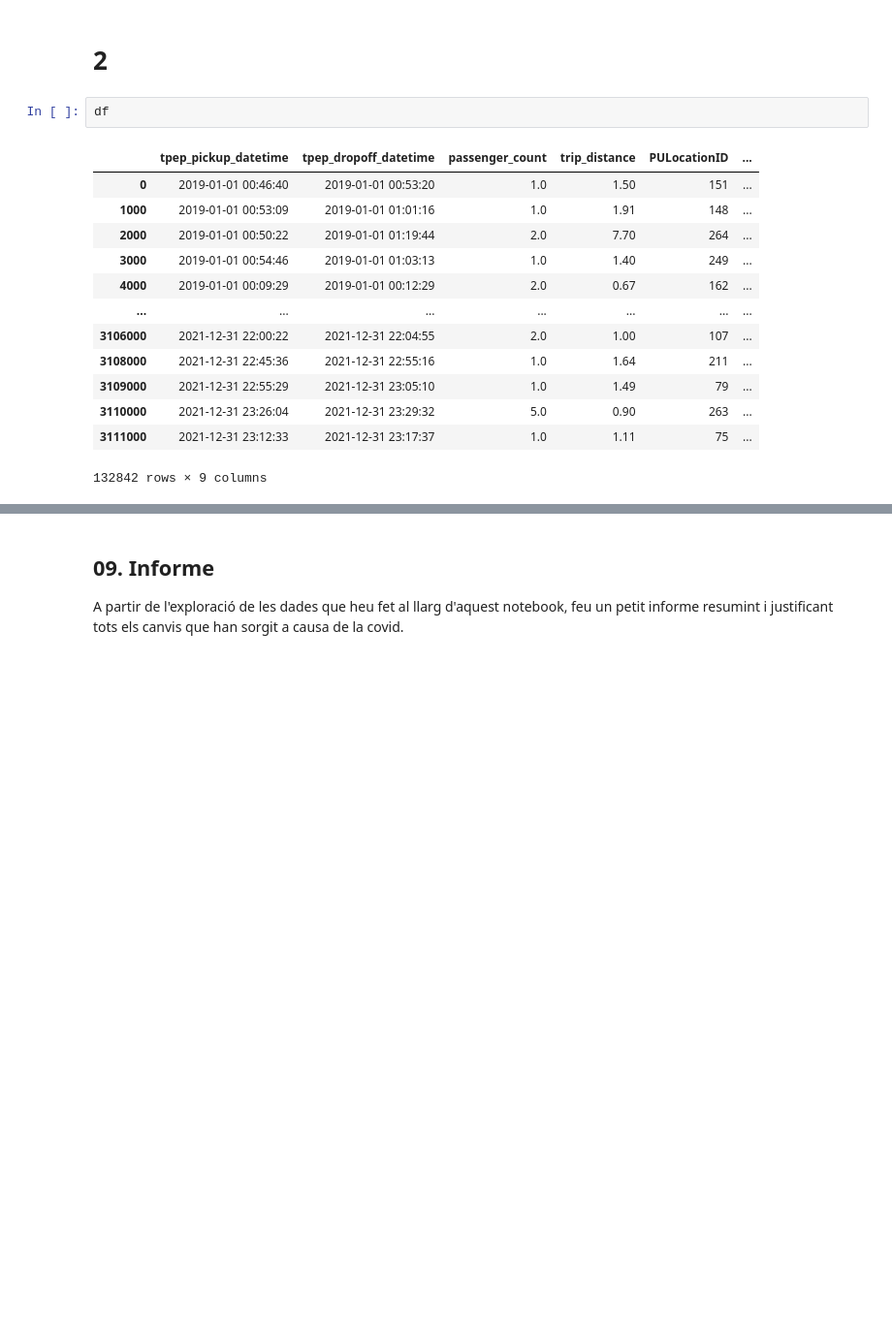
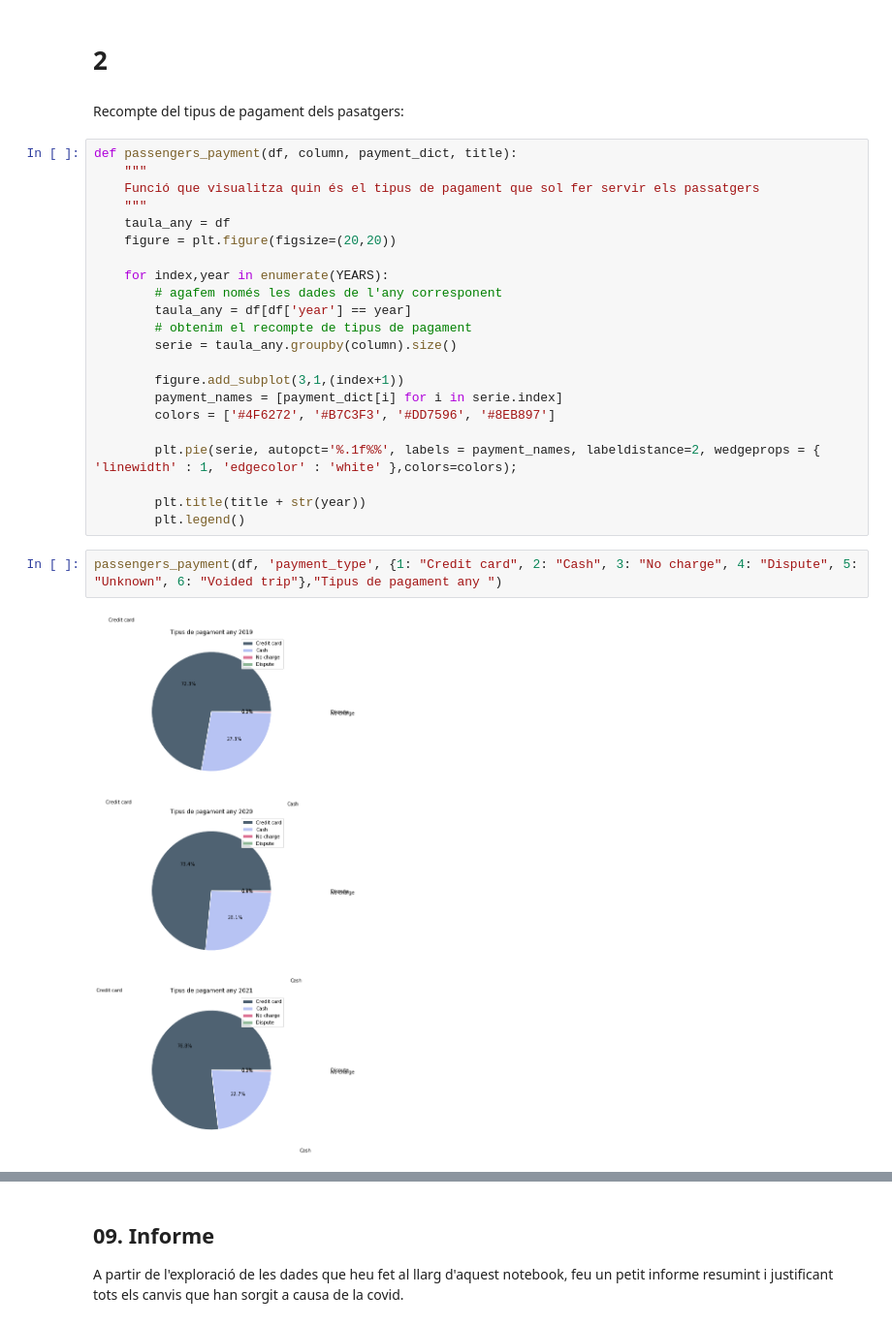
Before and after one commit to junjielyu13/Junior-Fall-Missions, a Jupyter notebook: TallerNousUsos/Practica/TNUI_P1/AssignmentCode - Lia.ipynb, the cells around one changed output, grey strips where cells are left out. Shown at 97% size. Saved outputs shown, nothing was run; the diff lists cells and outputs as text; blank space fills up the shorter version.

```diff
--- a/TallerNousUsos/Practica/TNUI_P1/AssignmentCode - Lia.ipynb
+++ b/TallerNousUsos/Practica/TNUI_P1/AssignmentCode - Lia.ipynb
@@ -1062,19 +1059,31 @@ df4
 També hi han viatges amb una distància massa llarga, aquests no estarn inclosos.
 # %% [markdown]
 # 2
-# %%
-df
-# %% [output]
-|  | tpep_pickup_datetime | tpep_dropoff_datetime | passenger_count | trip_distance | PULocationID | ... |
-| 0 | 2019-01-01 00:46:40 | 2019-01-01 00:53:20 | 1.0 | 1.50 | 151 | ... |
-| 1000 | 2019-01-01 00:53:09 | 2019-01-01 01:01:16 | 1.0 | 1.91 | 148 | ... |
-| 2000 | 2019-01-01 00:50:22 | 2019-01-01 01:19:44 | 2.0 | 7.70 | 264 | ... |
-| 3000 | 2019-01-01 00:54:46 | 2019-01-01 01:03:13 | 1.0 | 1.40 | 249 | ... |
-| 4000 | 2019-01-01 00:09:29 | 2019-01-01 00:12:29 | 2.0 | 0.67 | 162 | ... |
-| ... | ... | ... | ... | ... | ... | ... |
-| 3106000 | 2021-12-31 22:00:22 | 2021-12-31 22:04:55 | 2.0 | 1.00 | 107 | ... |
-| 3108000 | 2021-12-31 22:45:36 | 2021-12-31 22:55:16 | 1.0 | 1.64 | 211 | ... |
-| 3109000 | 2021-12-31 22:55:29 | 2021-12-31 23:05:10 | 1.0 | 1.49 | 79 | ... |
-| 3110000 | 2021-12-31 23:26:04 | 2021-12-31 23:29:32 | 5.0 | 0.90 | 263 | ... |
-| 3111000 | 2021-12-31 23:12:33 | 2021-12-31 23:17:37 | 1.0 | 1.11 | 75 | ... |
-132842 rows × 9 columns
+# %% [markdown]
+Recompte del tipus de pagament dels pasatgers:
+# %%
+def passengers_payment(df, column, payment_dict, title):
+    """
+    Funció que visualitza quin és el tipus de pagament que sol fer servir els passatgers
+    """
+    taula_any = df
+    figure = plt.figure(figsize=(20,20))
+
+    for index,year in enumerate(YEARS):
+        # agafem només les dades de l'any corresponent
+        taula_any = df[df['year'] == year]
+        # obtenim el recompte de tipus de pagament
+        serie = taula_any.groupby(column).size()
+
+        figure.add_subplot(3,1,(index+1))
+        payment_names = [payment_dict[i] for i in serie.index]
+        colors = ['#4F6272', '#B7C3F3', '#DD7596', '#8EB897']
+
+        plt.pie(serie, autopct='%.1f%%', labels = payment_names, labeldistance=2, wedgeprops = { 'linewidth' : 1, 'edgecolor' : 'white' },colors=colors);
+
+        plt.title(title + str(year))
+        plt.legend()
+# %%
+passengers_payment(df, 'payment_type', {1: "Credit card", 2: "Cash", 3: "No charge", 4: "Dispute", 5: "Unknown", 6: "Voided trip"},"Tipus de pagament any ")
+# %% [output]
+[figure, added]
```
Also changed, not shown: parts of 4 cells of this notebook.
